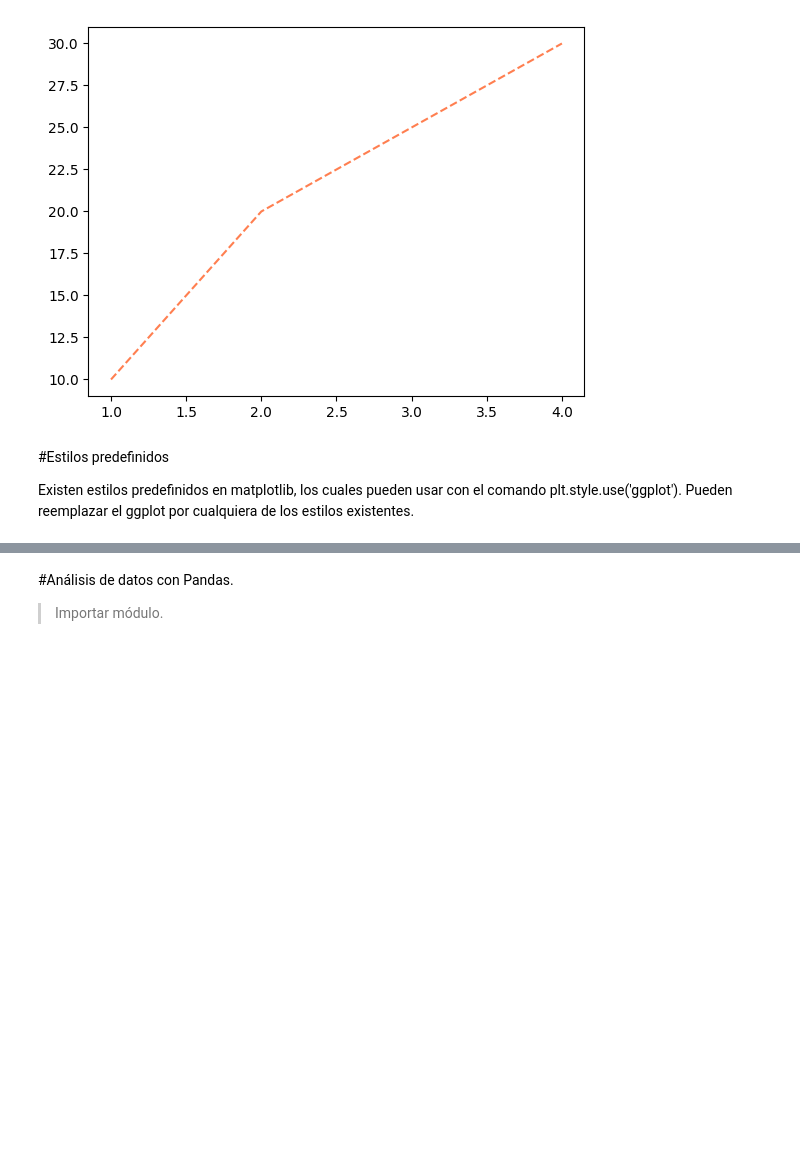
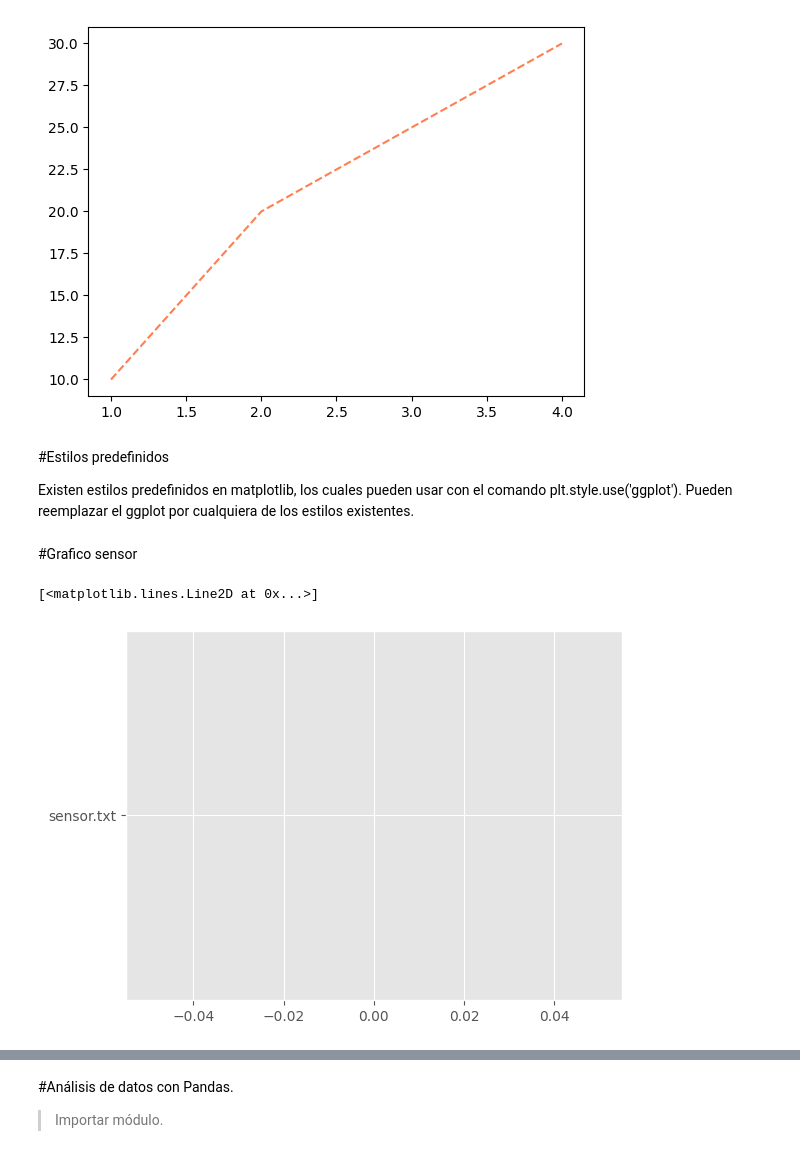
Before and after one commit to Vanessa0ne/Rails, a Jupyter notebook: Estructura_de_Control_phyton.ipynb, the cells around one changed output, grey strips where cells are left out. Drawn from its saved outputs; the diff is of its cells as text; code cells hidden in the pictures; blank space fills up the shorter version.

```diff
--- a/Estructura_de_Control_phyton.ipynb
+++ b/Estructura_de_Control_phyton.ipynb
@@ -290,3 +324,10 @@ plt.plot(x, y, linestyle='--', color='coral')
 #Estilos predefinidos
 
 Existen estilos predefinidos en matplotlib, los cuales pueden usar con el comando plt.style.use('ggplot'). Pueden reemplazar el ggplot por cualquiera de los estilos existentes.
+# %% [markdown]
+#Grafico sensor
+# %%
+plt.plot("sensor.txt")
+# %% [output]
+[<matplotlib.lines.Line2D at 0x...>]
+[figure, added]
```
Also changed, not shown: parts of 6 cells of this notebook.
